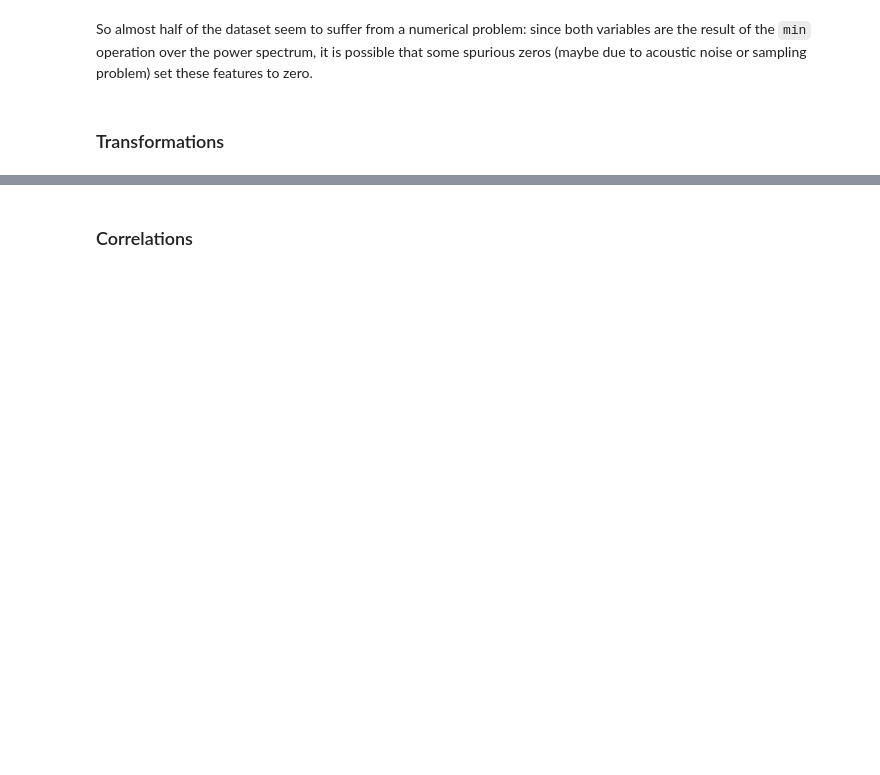
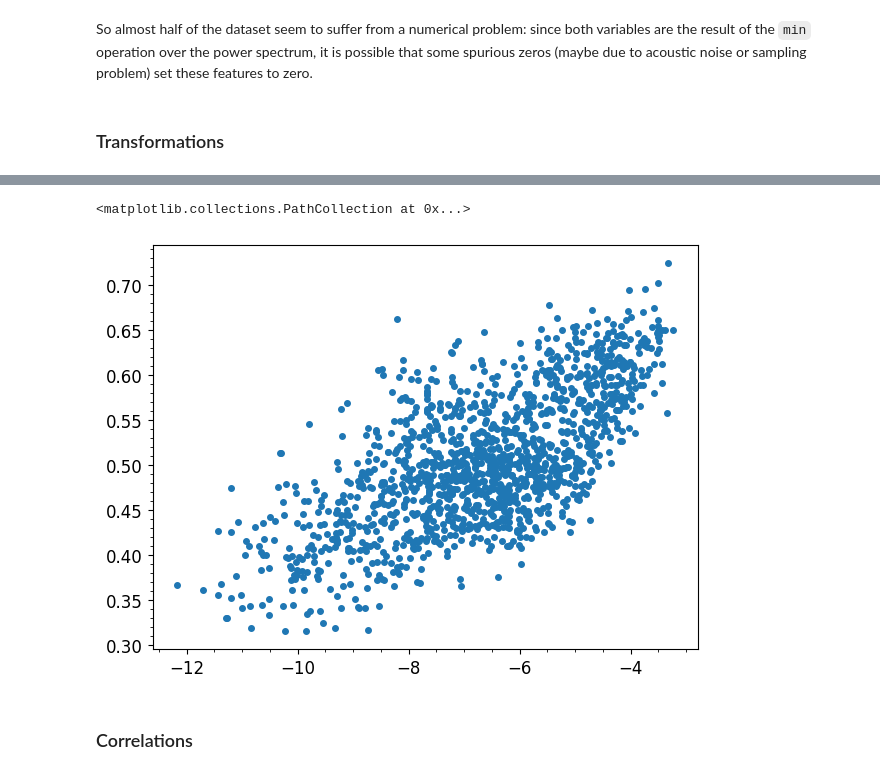
Before and after one commit to djanloo/dynamiting, a Jupyter notebook: UNDERSTANDING/data_understanding.ipynb, the cells around one changed output, grey strips where cells are left out. Saved outputs shown, nothing was run; the diff lists cells and outputs as text; code cells hidden in the pictures; blank space fills up the shorter version.

```diff
--- a/UNDERSTANDING/data_understanding.ipynb
+++ b/UNDERSTANDING/data_understanding.ipynb
@@ -165,3 +210,12 @@ So almost half of the dataset seem to suffer from a numerical problem: since bot
+# %%
+# Exclude patologic samples
+correct_samples = np.where( (df.sc_min != 0.0)&(df.stft_min!= 0.0) )
+Fmin = df.stft_min.iloc[correct_samples]
+Fmean = df.stft_mean.iloc[correct_samples]
+plt.scatter(np.log(Fmin), Fmean)
+# %% [output]
+<matplotlib.collections.PathCollection at 0x...>
+[figure, added]
 # %% [markdown]
 ### Correlations
 # %% [markdown]
```
Also changed, not shown: parts of 6 cells of this notebook.
